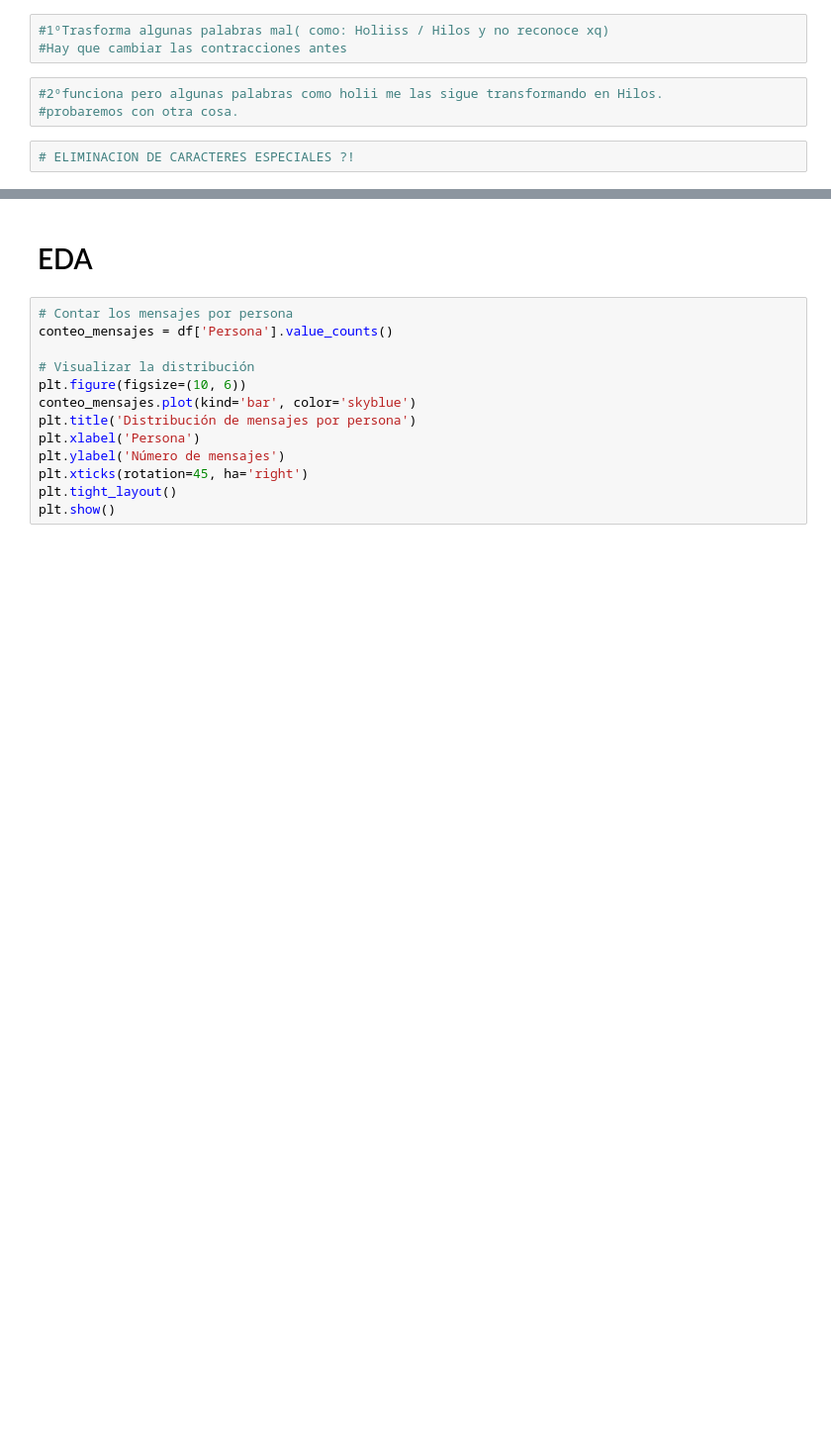
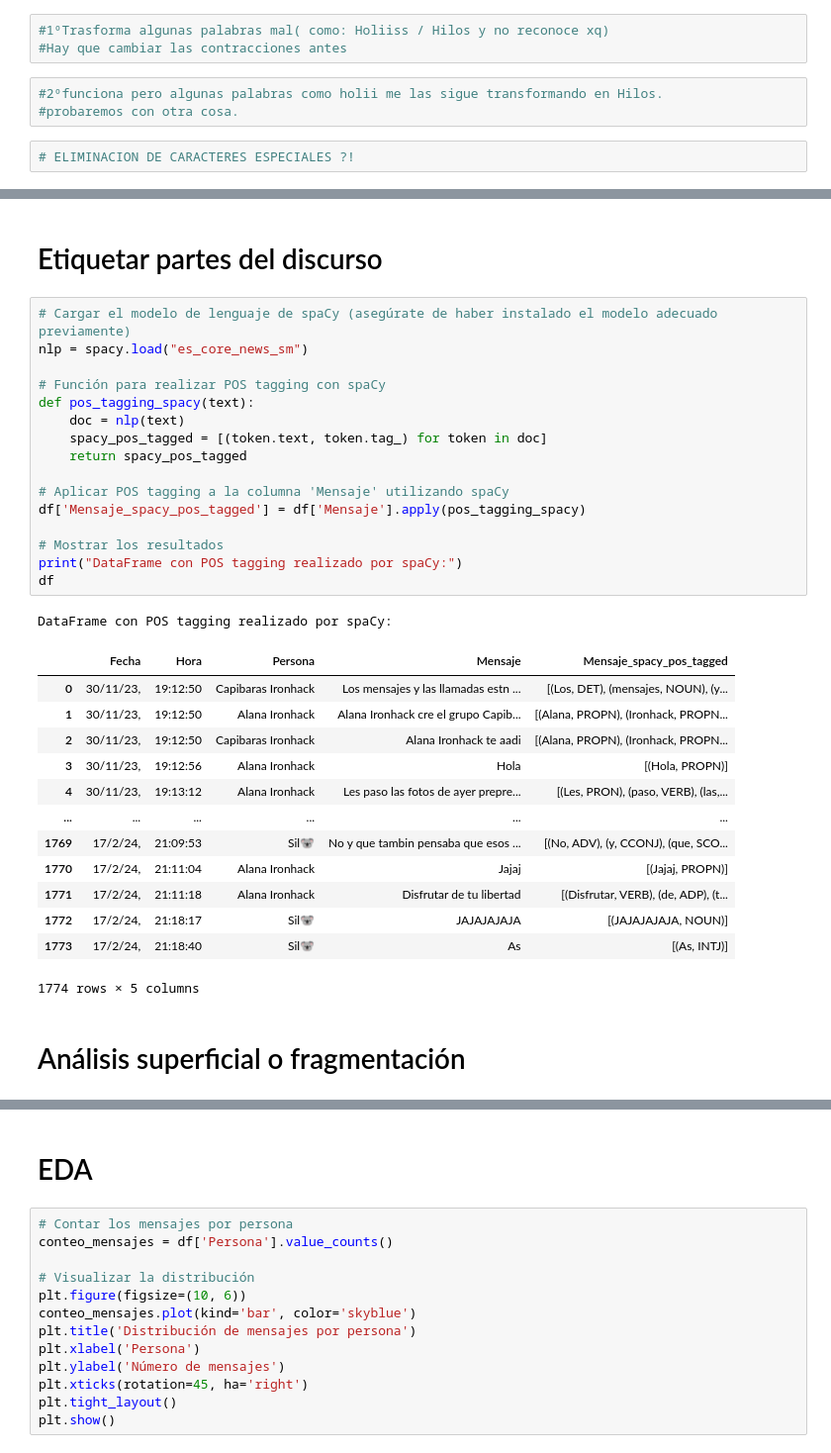
Before and after one commit to SilviaAlconGarrido/project_final, a Jupyter notebook: notebook/EDA_capi.ipynb, the cells around one changed output, grey strips where cells are left out. Shown: that part at 99% size. Saved outputs shown, nothing was run; the diff lists cells and outputs as text; blank space fills up the shorter version.

```diff
--- a/notebook/EDA_capi.ipynb
+++ b/notebook/EDA_capi.ipynb
@@ -418,0 +441,35 @@ AttributeError: 'Los mensajes y las llamadas estn cifrados de extremo a extremo
+# %% [markdown]
+# Etiquetar partes del discurso
+# %%
+# Cargar el modelo de lenguaje de spaCy (asegúrate de haber instalado el modelo adecuado previamente)
+nlp = spacy.load("es_core_news_sm")
+
+# Función para realizar POS tagging con spaCy
+def pos_tagging_spacy(text):
+    doc = nlp(text)
+    spacy_pos_tagged = [(token.text, token.tag_) for token in doc]
+    return spacy_pos_tagged
+
+# Aplicar POS tagging a la columna 'Mensaje' utilizando spaCy
+df['Mensaje_spacy_pos_tagged'] = df['Mensaje'].apply(pos_tagging_spacy)
+
+# Mostrar los resultados
+print("DataFrame con POS tagging realizado por spaCy:")
+df
+# %% [output]
+DataFrame con POS tagging realizado por spaCy:
+|  | Fecha | Hora | Persona | Mensaje | Mensaje_spacy_pos_tagged |
+| 0 | 30/11/23, | 19:12:50 | Capibaras Ironhack | Los mensajes y las llamadas estn ... | [(Los, DET), (mensajes, NOUN), (y... |
+| 1 | 30/11/23, | 19:12:50 | Alana Ironhack | Alana Ironhack cre el grupo Capib... | [(Alana, PROPN), (Ironhack, PROPN... |
+| 2 | 30/11/23, | 19:12:50 | Capibaras Ironhack | Alana Ironhack te aadi | [(Alana, PROPN), (Ironhack, PROPN... |
+| 3 | 30/11/23, | 19:12:56 | Alana Ironhack | Hola | [(Hola, PROPN)] |
+| 4 | 30/11/23, | 19:13:12 | Alana Ironhack | Les paso las fotos de ayer prepre... | [(Les, PRON), (paso, VERB), (las,... |
+| ... | ... | ... | ... | ... | ... |
+| 1769 | 17/2/24, | 21:09:53 | Sil🐨 | No y que tambin pensaba que esos ... | [(No, ADV), (y, CCONJ), (que, SCO... |
+| 1770 | 17/2/24, | 21:11:04 | Alana Ironhack | Jajaj | [(Jajaj, PROPN)] |
+| 1771 | 17/2/24, | 21:11:18 | Alana Ironhack | Disfrutar de tu libertad | [(Disfrutar, VERB), (de, ADP), (t... |
+| 1772 | 17/2/24, | 21:18:17 | Sil🐨 | JAJAJAJAJA | [(JAJAJAJAJA, NOUN)] |
+| 1773 | 17/2/24, | 21:18:40 | Sil🐨 | As | [(As, INTJ)] |
+1774 rows × 5 columns
+# %% [markdown]
+# Análisis superficial o fragmentación
```
Also changed, not shown: parts of 15 cells of this notebook, 3 other files.
